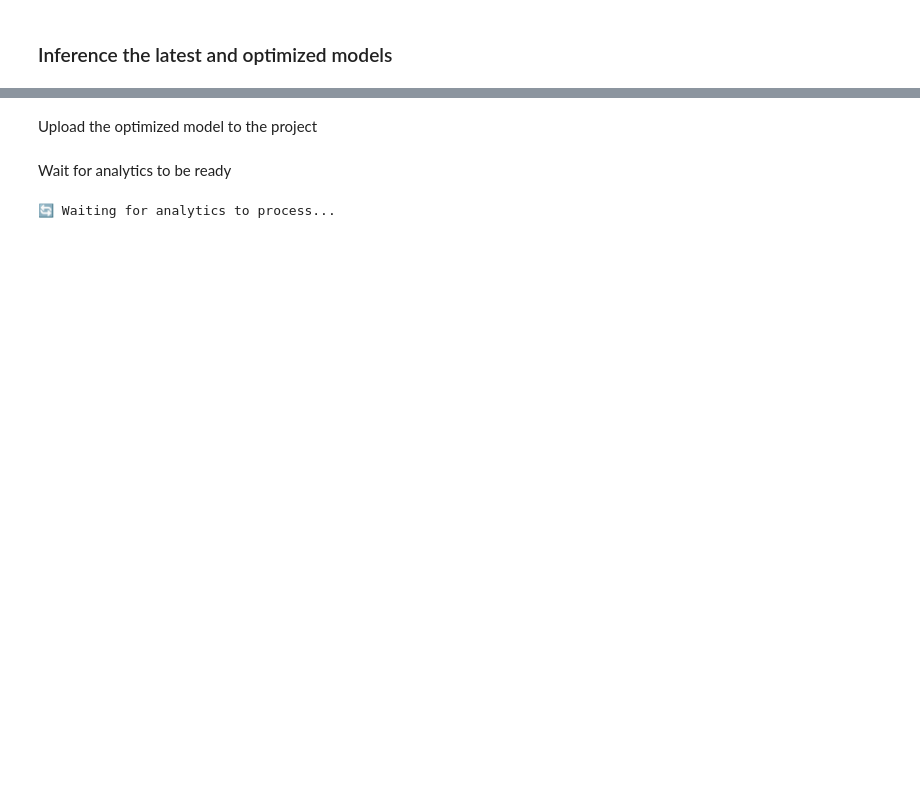
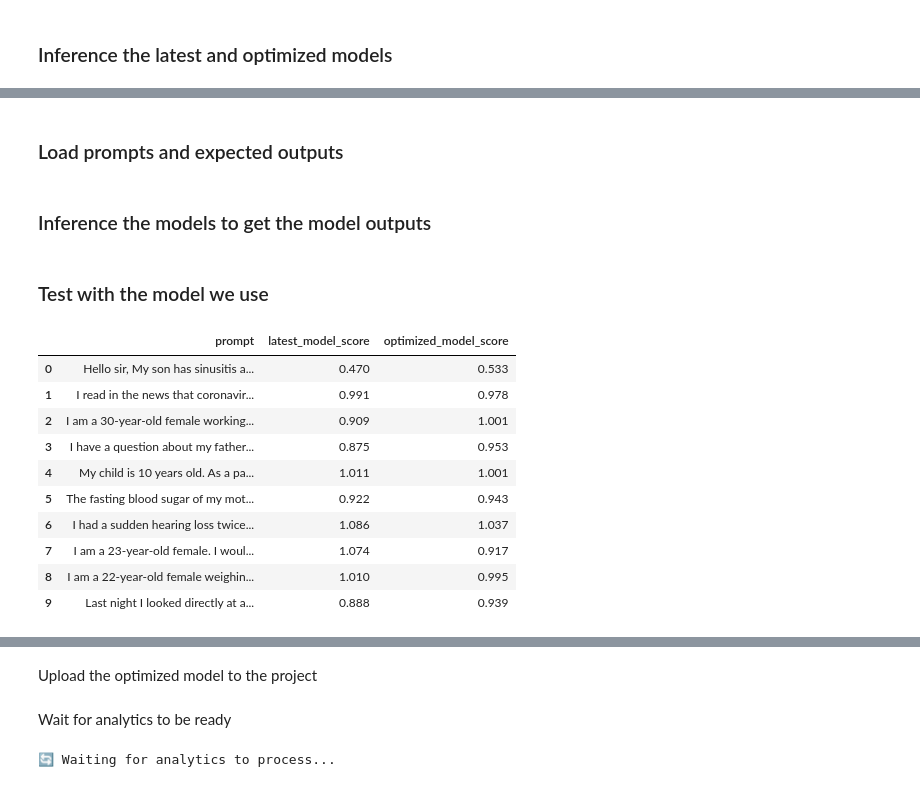
Before and after one commit to Authentrics-ai/demos, a Jupyter notebook: ZeroTrain_Optimizer/ZeroTrainOptimizerDemo.ipynb, the cells around one changed output, grey strips where cells are left out. Saved outputs shown, nothing was run; the diff lists cells and outputs as text; code cells hidden in the pictures; blank space fills up the shorter version.

```diff
--- a/ZeroTrain_Optimizer/ZeroTrainOptimizerDemo.ipynb
+++ b/ZeroTrain_Optimizer/ZeroTrainOptimizerDemo.ipynb
@@ -398,0 +472,61 @@ Optimized model response:
+# %% [markdown]
+### Load prompts and expected outputs
+# %%
+import json
+
+with open("expected_output.txt", "r") as f:
+    expected_outputs = f.readlines()
+
+prompts = []
+for i in range(10):
+    with open(f"prompt_{i:02d}.json", "r") as f:
+        prompts.append(json.load(f)[0]["content"])
+# %% [markdown]
+### Inference the models to get the model outputs
+# %%
+optimized_response = client.dynamic.batch_direct_inference(
+    model_path=optimized_model_path,
+    stimulus_paths=[
+        f"demo-models/Medical-Chatbot/stimuli/prompt_{i:02d}.json" for i in range(10)
+    ],
+    format="HF_TEXT_GENERATION",
+    batch_size=10,
+    inference_config={"max_new_tokens": 100},
+)
+latest_response = client.dynamic.batch_direct_inference(
+    model_path=latest_model_path,
+    stimulus_paths=[
+        f"demo-models/Medical-Chatbot/stimuli/prompt_{i:02d}.json" for i in range(10)
+    ],
+    format="HF_TEXT_GENERATION",
+    batch_size=10,
+    inference_config={"max_new_tokens": 100},
+)
+
+latest_model_outputs = [response[0]["generated_text"][1]["content"] for response in latest_response["result"]["output"]]
+optimized_model_outputs = [response[0]["generated_text"][1]["content"] for response in optimized_response["result"]["output"]]
+# %% [markdown]
+### Test with the model we use
+# %%
+model = SentenceTransformer("sentence-transformers/all-MiniLM-L6-v2")
+
+latest_model_scores = compute_error_score(model, latest_model_outputs, expected_outputs)
+optimized_model_scores = compute_error_score(model, optimized_model_outputs, expected_outputs)
+
+pd.DataFrame({
+    "prompt": prompts,
+    "latest_model_score": latest_model_scores,
+    "optimized_model_score": optimized_model_scores,
+})
+# %% [output]
+|  | prompt | latest_model_score | optimized_model_score |
+| 0 | Hello sir, My son has sinusitis a... | 0.470 | 0.533 |
+| 1 | I read in the news that coronavir... | 0.991 | 0.978 |
+| 2 | I am a 30-year-old female working... | 0.909 | 1.001 |
+| 3 | I have a question about my father... | 0.875 | 0.953 |
+| 4 | My child is 10 years old. As a pa... | 1.011 | 1.001 |
+| 5 | The fasting blood sugar of my mot... | 0.922 | 0.943 |
+| 6 | I had a sudden hearing loss twice... | 1.086 | 1.037 |
+| 7 | I am a 23-year-old female. I woul... | 1.074 | 0.917 |
+| 8 | I am a 22-year-old female weighin... | 1.010 | 0.995 |
+| 9 | Last night I looked directly at a... | 0.888 | 0.939 |
```
Also changed, not shown: parts of 21 cells of this notebook.
